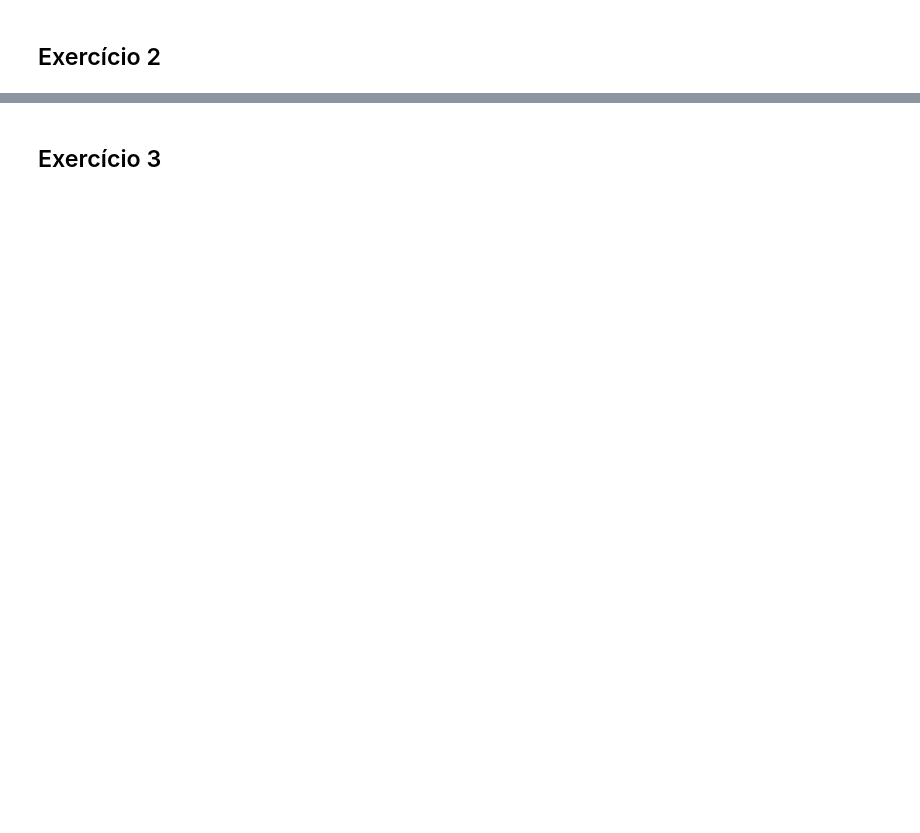
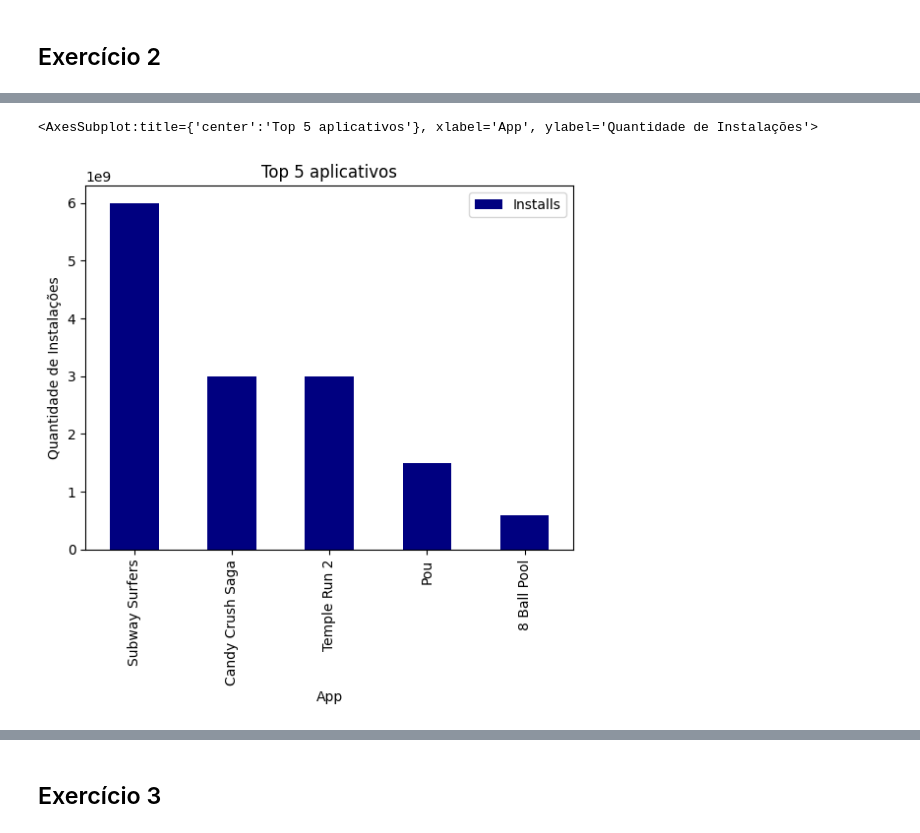
Before and after one commit to Luiz695/sprint02-Python-compass, a Jupyter notebook: lista-de-exercicios/lista-02/Lista_02.ipynb, the cells around one changed output, grey strips where cells are left out. Saved outputs shown, nothing was run; the diff lists cells and outputs as text; code cells hidden in the pictures; blank space fills up the shorter version.

```diff
--- a/lista-de-exercicios/lista-02/Lista_02.ipynb
+++ b/lista-de-exercicios/lista-02/Lista_02.ipynb
@@ -28,0 +226,18 @@ Leia o arquivo csv googleplaystore.csv e realize as seguintes atividades sobre o
+# %%
+import pandas as pd
+import numpy as np
+
+# Importando os dados
+df = pd.read_csv('./googleplaystore.csv', sep=',', engine='python', encoding='utf-8')
+
+# Removendo colunas com valor nulo para evitar erros
+#df.dropna(inplace=True)
+df
+
+
+print("Base de dados: \n", df)
+
+# Nova base de dados com colunas de valor dividido
+# Fonte: https://acervolima.com/python-pandas-divida-as-strings-em-duas-listas-colunas-usando-str-rsplit/
+# dados['Genres'] = dados['Genres'].str.rsplit(";", n=1, expand=False)
+#dados
@@ -28,0 +330,7 @@ Leia o arquivo csv googleplaystore.csv e realize as seguintes atividades sobre o
+# %%
+import matplotlib.pyplot as plt
+
+top_5_apps.plot(kind='bar', colormap='jet', title='Top 5 aplicativos', ylabel='Quantidade de Instalações')
+# %% [output]
+<AxesSubplot:title={'center':'Top 5 aplicativos'}, xlabel='App', ylabel='Quantidade de Instalações'>
+[figure, added]
```
Also changed, not shown: parts of 56 cells of this notebook, 10 other files.
